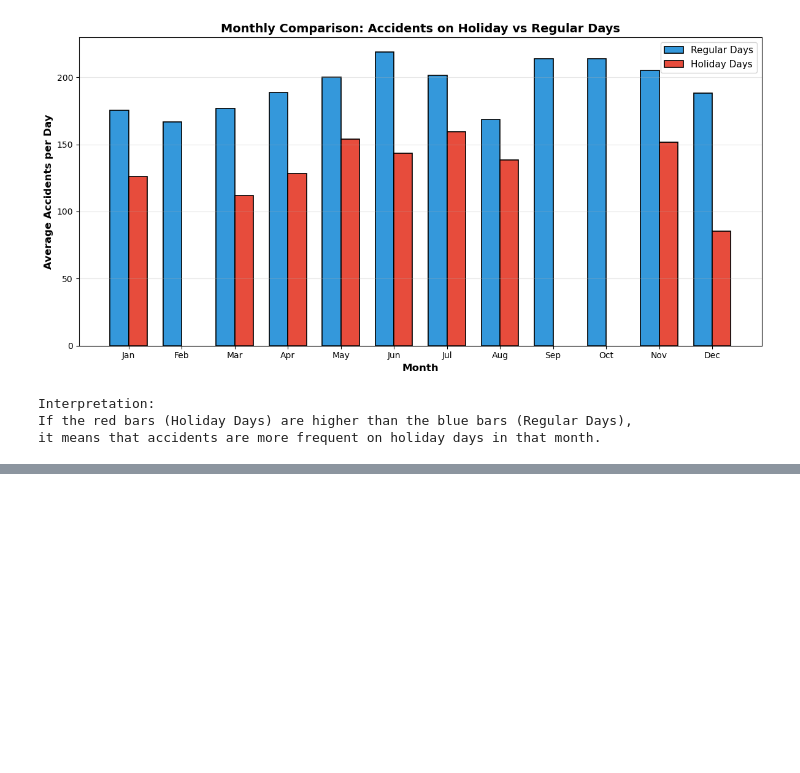
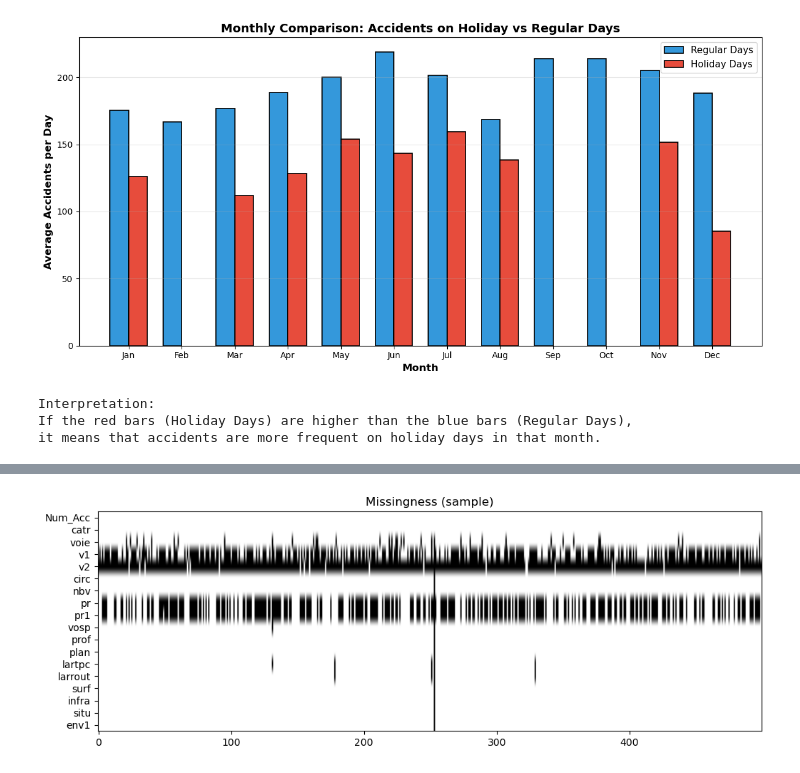
Before and after one commit to riacono91/prj_AccidentsFrance, a Jupyter notebook: notebooks/01_exploration_base.ipynb, the cells around one changed output, grey strips where cells are left out. Cells and saved outputs as stored; diff of their text form; code cells hidden in the pictures; blank space fills up the shorter version.

```diff
--- a/notebooks/01_exploration_base.ipynb
+++ b/notebooks/01_exploration_base.ipynb
@@ -519,0 +522,14 @@ it means that accidents are more frequent on holiday days in that month.
+# %%
+file_name = "places.csv"  # specify the file to load
+
+file_path = DATA_DIR / file_name
+print("Loading:", file_path)
+
+df = pd.read_csv(
+    file_path,
+    sep=",",          # comma separator
+    encoding="latin1",  # handle accented chars like è, é, etc.
+    engine="python"     # more flexible parser
+)
+
+df.head()
@@ -519,0 +585,65 @@ it means that accidents are more frequent on holiday days in that month.
+# %%
+# NaN analysis for places.csv
+print("="*60)
+print("MISSING VALUES ANALYSIS: places.csv")
+print("="*60)
+
+n_rows = len(df)
+print(f"Total rows: {n_rows}\n")
+
+missing = df.isna().sum()
+missing_pct = 100 * missing / n_rows
+nan_table = pd.DataFrame({
+    'missing_count': missing,
+    'missing_pct': missing_pct
+}).sort_values('missing_pct', ascending=False)
+
+print("Missing counts and % by column:\n")
+print(nan_table.to_string())
+
+# Columns with high missingness
+high_missing = nan_table[nan_table['missing_pct'] > 50]
+print("\nColumns with >50% missing:\n", high_missing.index.tolist())
+
+# Distribution of number of missing columns per row
+missing_per_row = df.isna().sum(axis=1)
+print("\nDistribution of missing columns per row (top 20):")
+print(missing_per_row.value_counts().sort_index().head(20))
+
+# Show samples of rows where important columns are missing
+check_cols = [c for c in ['voie','v1','v2','pr','pr1'] if c in df.columns]
+for col in check_cols:
+    n_missing = df[col].isna().sum()
+    print(f"\nColumn '{col}' missing: {n_missing} rows ({n_missing/n_rows*100:.2f}%)")
+    print(df.loc[df[col].isna(), ['Num_Acc','catr','voie','v1','v2','pr','pr1']].head(5))
+
+# Show sample of holiday-related rows might be useful (if merged later)
+print("\nSample rows (first 5):")
+print(df.head()[['Num_Acc','catr','voie','v1','v2']])
+
+# Visual missingness (sampled to avoid huge plot)
+try:
+    import seaborn as sns
+    sample = df.sample(n=min(1000, n_rows), random_state=1)
+    plt.figure(figsize=(12,6))
+    sns.heatmap(sample.isna().T, cbar=False)
+    plt.title('Missingness heatmap (sample)')
+    plt.xlabel('sampled rows')
+    plt.ylabel('columns')
+    plt.show()
+except Exception:
+    sample = df.sample(n=min(500, n_rows), random_state=1)
+    plt.figure(figsize=(12,4))
+    plt.imshow(sample.isna().T, aspect='auto', cmap='gray_r')
+    plt.yticks(range(len(sample.columns)), sample.columns)
+    plt.title('Missingness (sample)')
+    plt.show()
+
+# Quick recommendations
+print('\nRecommendations:')
+print('- For columns with >50% missing: consider dropping or treat separately (e.g., v2, if present).')
+print('- For columns with moderate missing (10-50%): investigate patterns and consider imputation or "unknown" category for categorical fields.')
+print('- For numeric columns with outliers/sentinels (e.g., negative lartpc): map sentinels to NaN before imputation.')
+print('- Convert categorical-coded floats to category dtype for memory and analysis (e.g., catr, circ, surf, infra, situ, env1).')
+print('- Merge with `characteristics.csv` on `Num_Acc` to enrich and possibly infer missing values (e.g., location/date).')
+# %% [output]
@@ -519,0 +667 @@ it means that accidents are more frequent on holiday days in that month.
+[figure, added]
```
Also changed, not shown: parts of 4 cells of this notebook.
